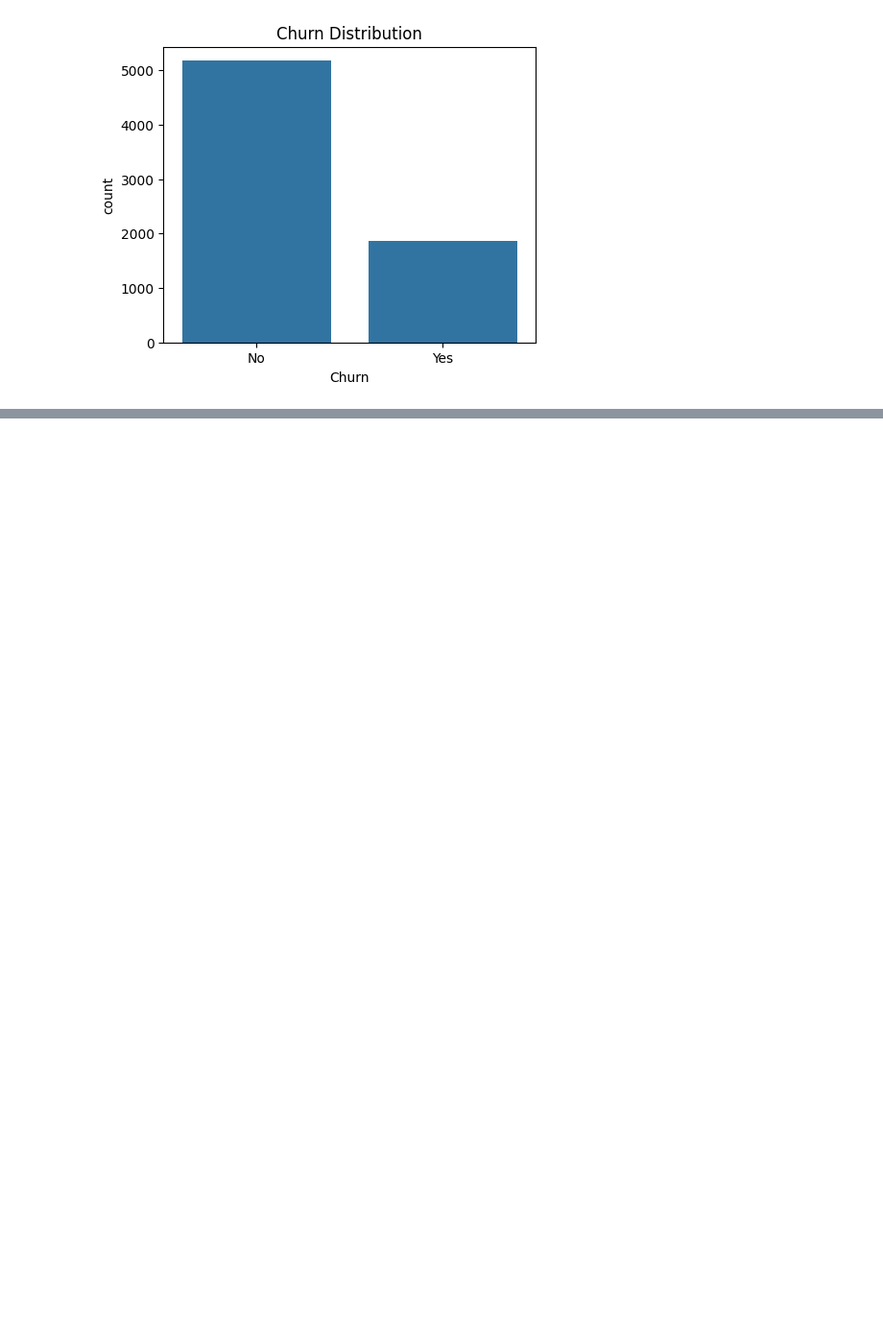
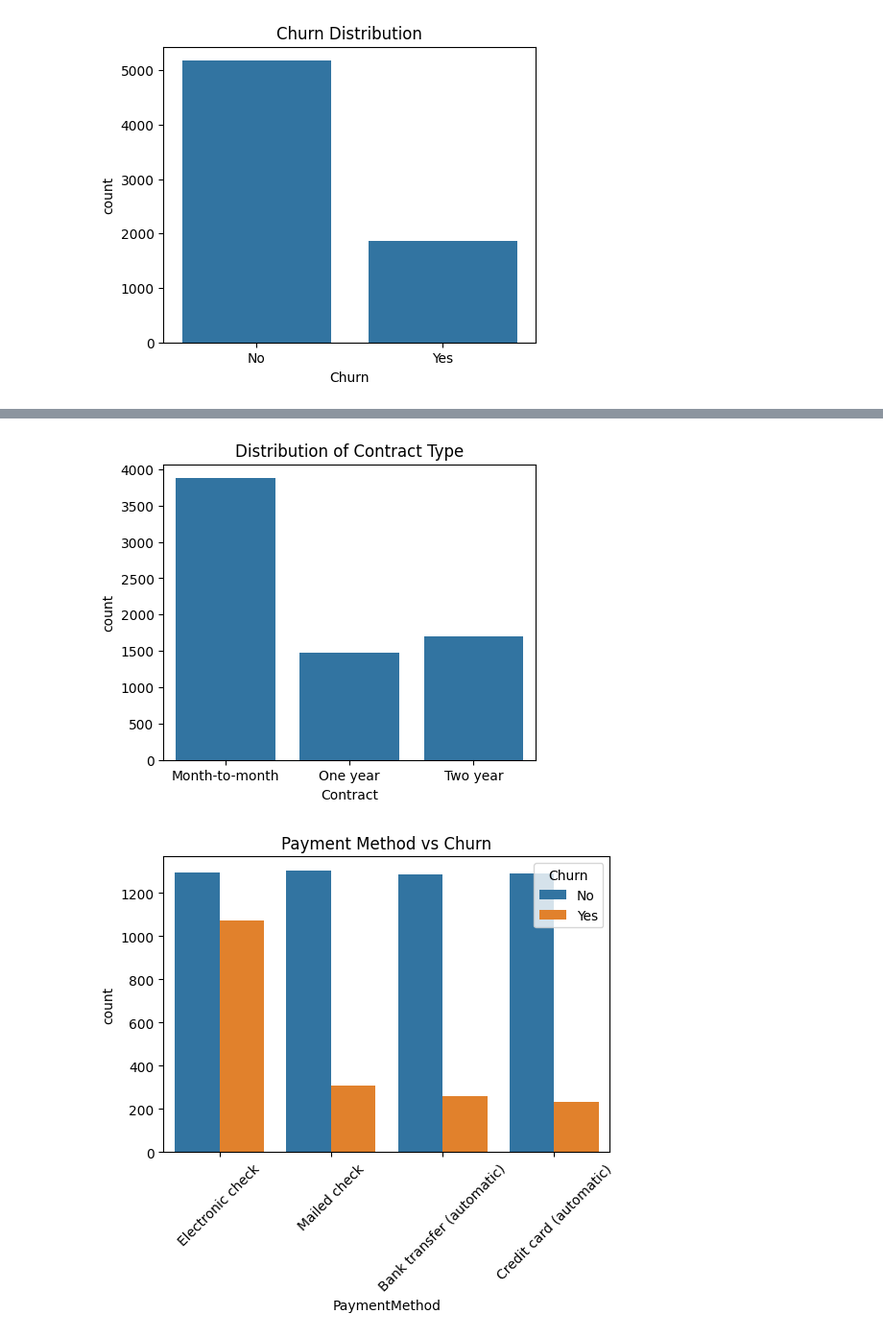
Before and after one commit to Kavishka2401/CustomerChurnPredictionSystem, a Jupyter notebook: CustomerChurnPrediction.ipynb, the cells around one changed output, grey strips where cells are left out. Shown at 96% size. Cells and saved outputs as stored; diff of their text form; code cells hidden in the pictures; blank space fills up the shorter version.

```diff
--- a/CustomerChurnPrediction.ipynb
+++ b/CustomerChurnPrediction.ipynb
@@ -109,19 +123,22 @@ plt.show()
 # %%
-*****************# ---------------------------
+#*****************# ---------------------------
 # 1.3.3 Key Categorical Variable Distribution
 # ---------------------------
-# Optional: Contract or InternetService distribution
+# Optional: Contract
 plt.figure(figsize=(5,4))
 sns.countplot(x='Contract', data=data)
 plt.title("Distribution of Contract Type")
 plt.show()
 
 # PaymentMethod vs Churn (important insight)
 plt.figure(figsize=(6,4))
 sns.countplot(x='PaymentMethod', hue='Churn', data=data)
 plt.title("Payment Method vs Churn")
 plt.xticks(rotation=45)
 plt.show()
+# %% [output]
+[figure, added]
+[figure, added]
 # %%
 num_cols = ['tenure', 'MonthlyCharges', 'TotalCharges']
 plt.figure(figsize=(5,4))
```
Also changed, not shown: parts of 9 cells of this notebook.
